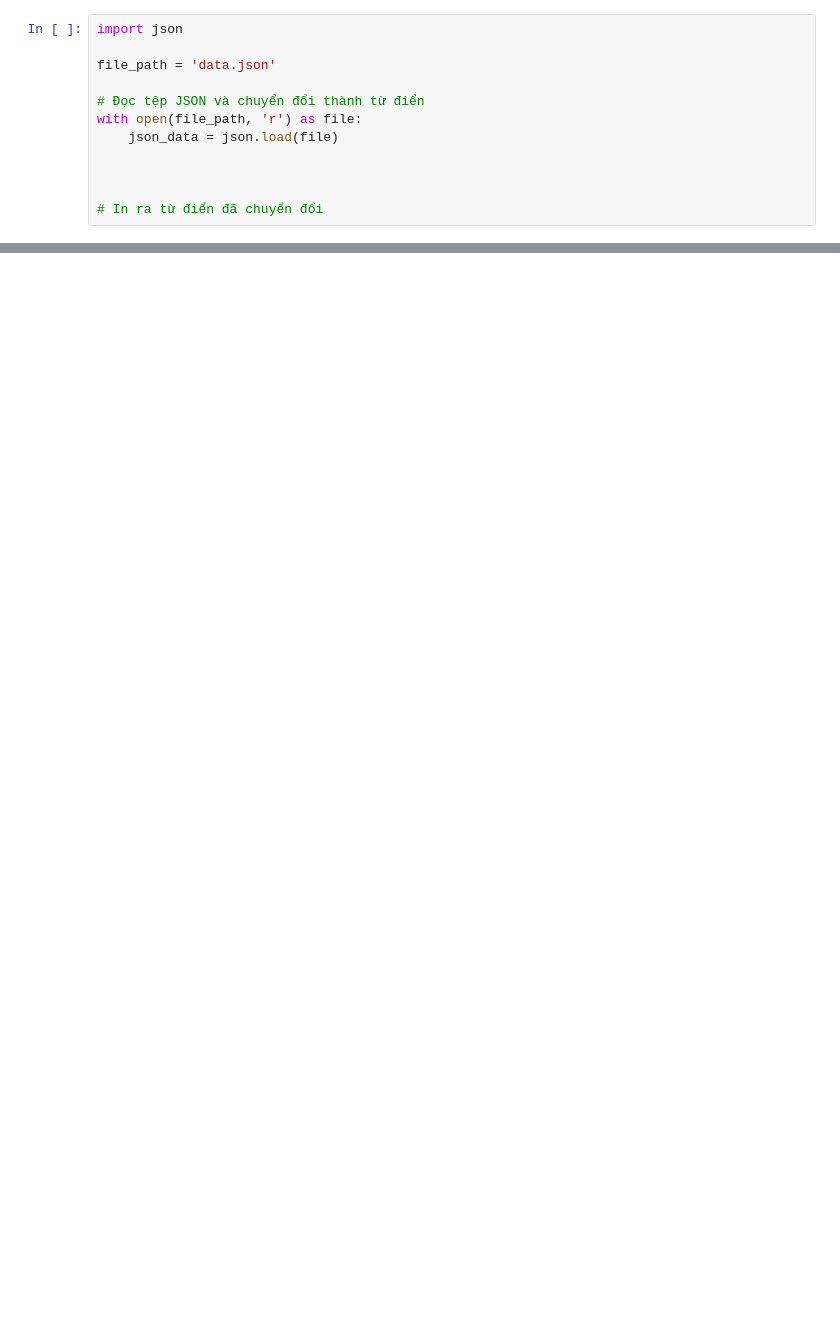
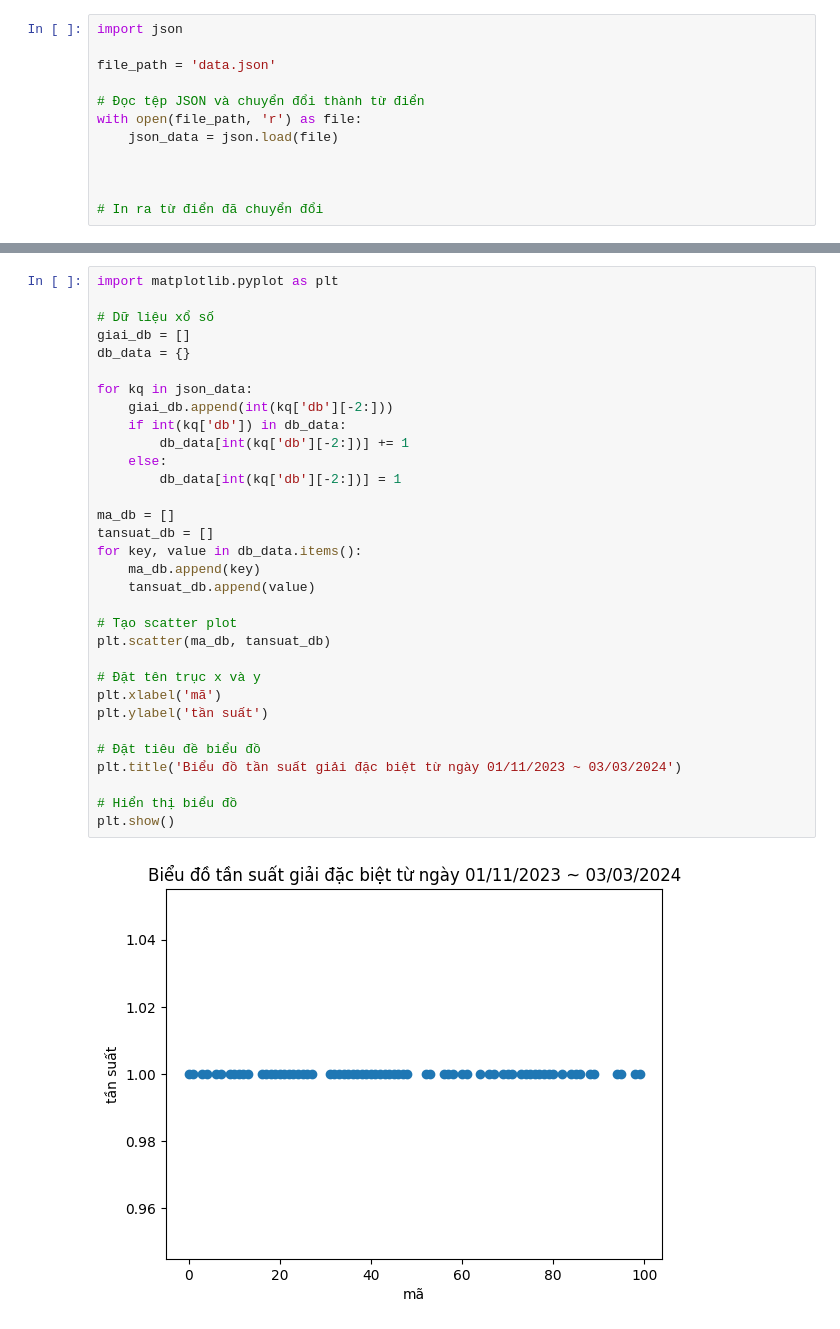
Before and after one commit to minhhdtr/chuyen-de-cong-nghe, a Jupyter notebook: soicau.ipynb, the cells around one changed output, grey strips where cells are left out. Saved outputs shown, nothing was run; the diff lists cells and outputs as text; blank space fills up the shorter version.

Commit message:
tqh dữ liệu

```diff
--- a/soicau.ipynb
+++ b/soicau.ipynb
@@ -39,0 +40,34 @@ pd.DataFrame(json_data)
+# %%
+import matplotlib.pyplot as plt
+
+# Dữ liệu xổ số
+giai_db = []
+db_data = {}
+
+for kq in json_data:
+    giai_db.append(int(kq['db'][-2:]))
+    if int(kq['db']) in db_data:
+        db_data[int(kq['db'][-2:])] += 1
+    else:
+        db_data[int(kq['db'][-2:])] = 1
+
+ma_db = []
+tansuat_db = []
+for key, value in db_data.items():
+    ma_db.append(key)
+    tansuat_db.append(value)
+
+# Tạo scatter plot
+plt.scatter(ma_db, tansuat_db)
+
+# Đặt tên trục x và y
+plt.xlabel('mã')
+plt.ylabel('tần suất')
+
+# Đặt tiêu đề biểu đồ
+plt.title('Biểu đồ tần suất giải đặc biệt từ ngày 01/11/2023 ~ 03/03/2024')
+
+# Hiển thị biểu đồ
+plt.show()
+# %% [output]
+[figure, added]
```
Also changed, not shown: parts of 8 cells of this notebook, 1 other file.
